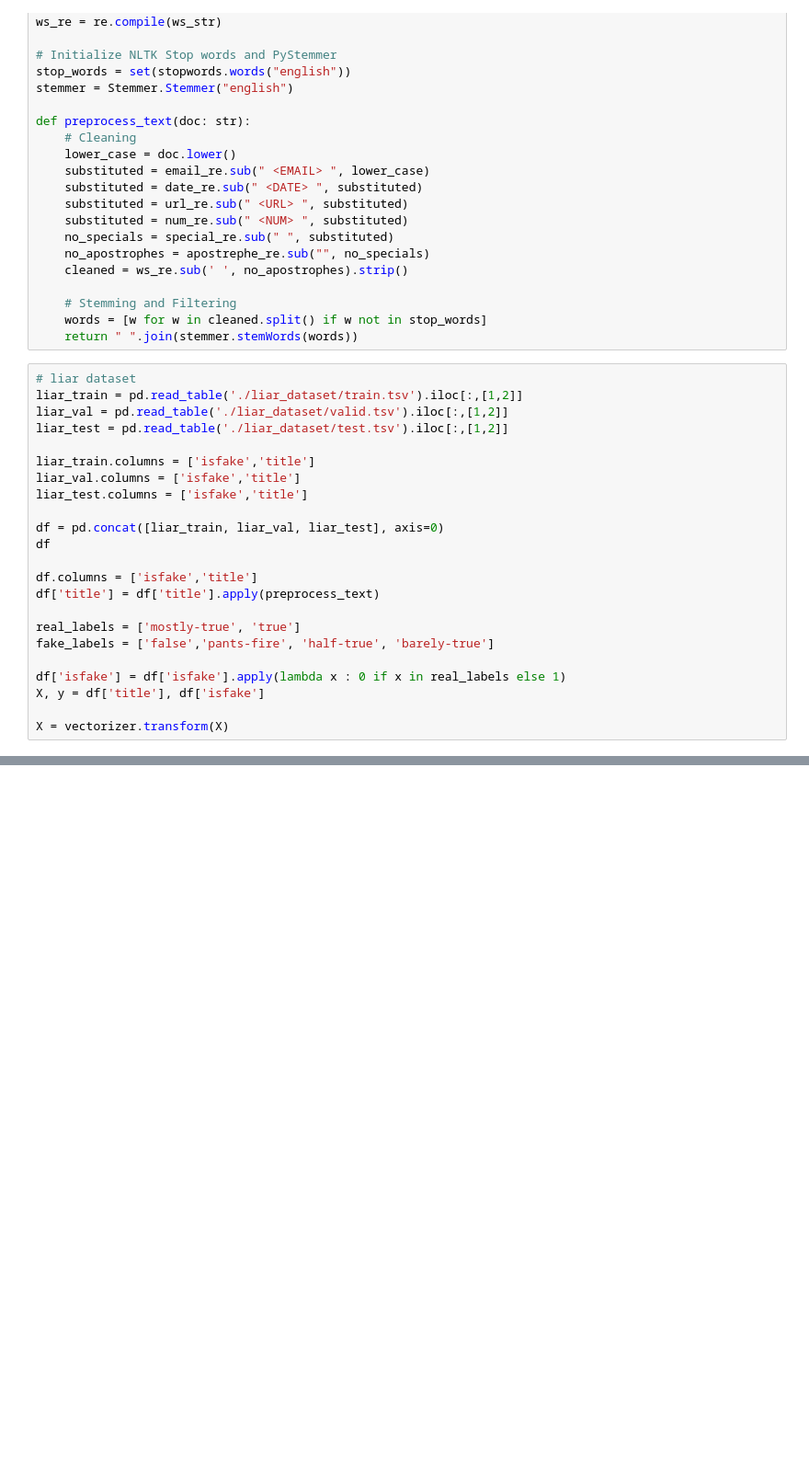
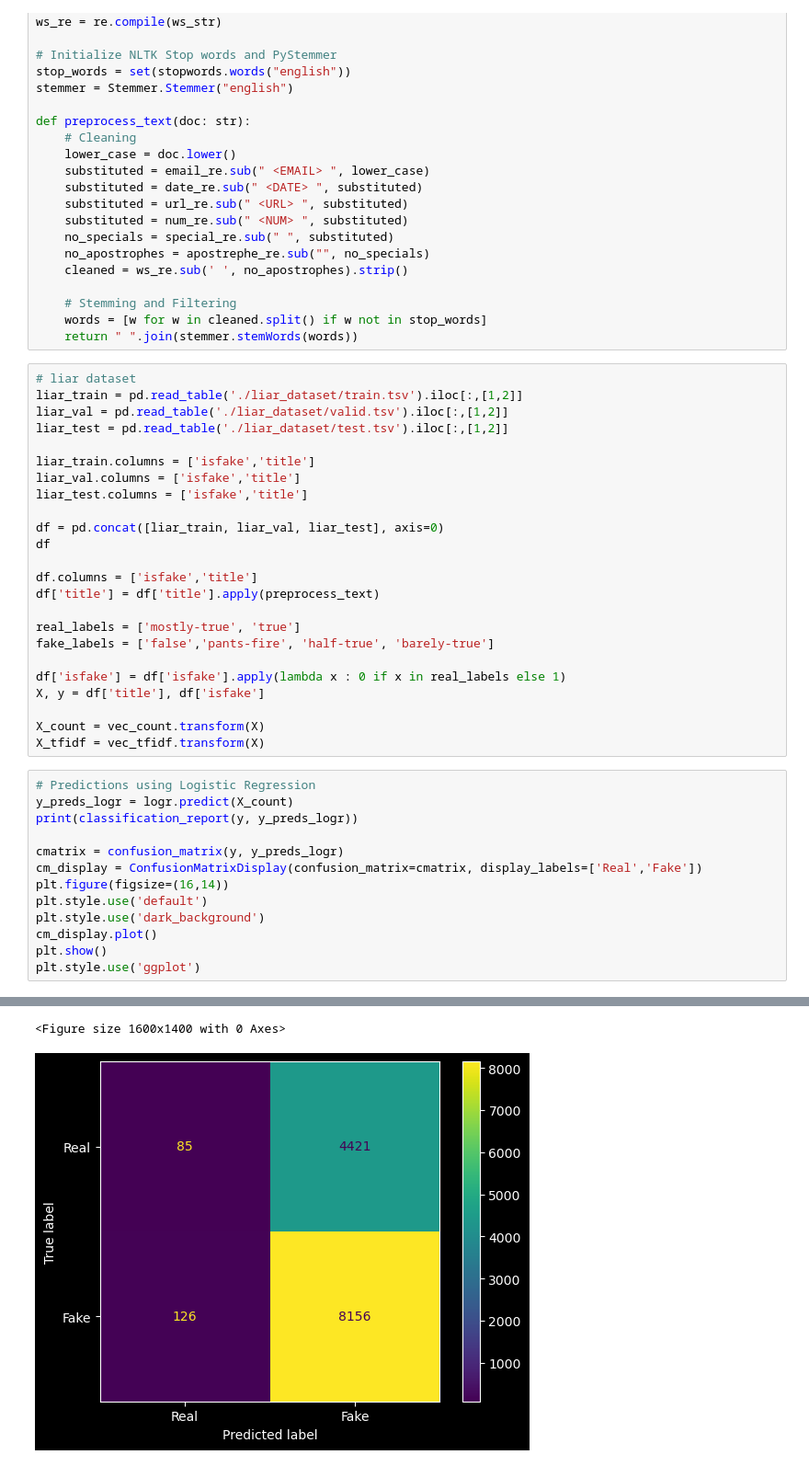
Before and after one commit to karlaugustnybo/Fake-News-Project, a Jupyter notebook: news/news_part_4.ipynb, the cells around one changed output, grey strips where cells are left out. Shown at 92% size. Saved outputs shown, nothing was run; the diff lists cells and outputs as text; blank space fills up the shorter version.

```diff
--- a/news/news_part_4.ipynb
+++ b/news/news_part_4.ipynb
@@ -74,4 +131,19 @@ fake_labels = ['false','pants-fire', 'half-true', 'barely-true']
 df['isfake'] = df['isfake'].apply(lambda x : 0 if x in real_labels else 1)
 X, y = df['title'], df['isfake']
 
-X = vectorizer.transform(X)
+X_count = vec_count.transform(X)
+X_tfidf = vec_tfidf.transform(X)
+# %%
+# Predictions using Logistic Regression
+y_preds_logr = logr.predict(X_count)
+print(classification_report(y, y_preds_logr))
+
+cmatrix = confusion_matrix(y, y_preds_logr)
+cm_display = ConfusionMatrixDisplay(confusion_matrix=cmatrix, display_labels=['Real','Fake'])
+plt.figure(figsize=(16,14))
+plt.style.use('default')
+plt.style.use('dark_background')
+cm_display.plot()
+plt.show()
+plt.style.use('ggplot')
+# %% [output]
@@ -78 +158,3 @@ X = vectorizer.transform(X)
+<Figure size 1600x1400 with 0 Axes>
+[figure, added]
 # %%
```
Also changed, not shown: parts of 8 cells of this notebook, 8 other files.
